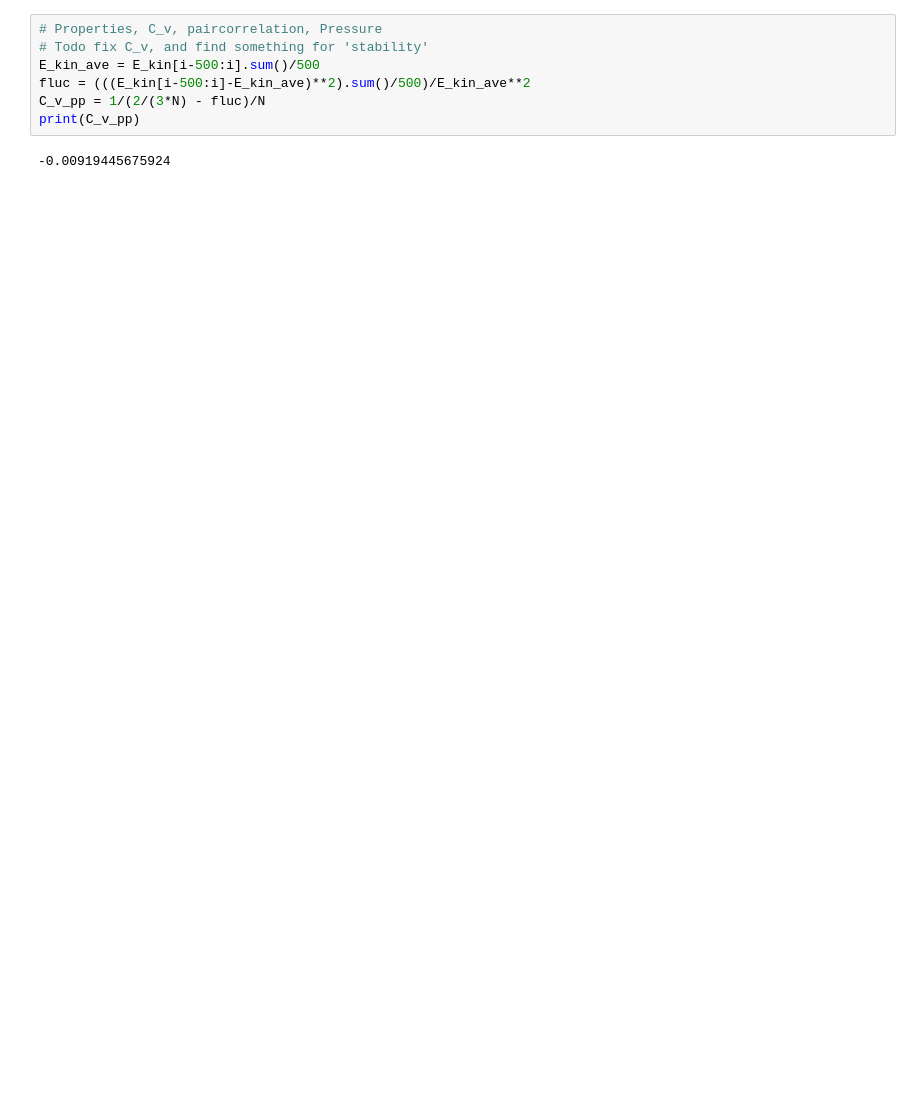
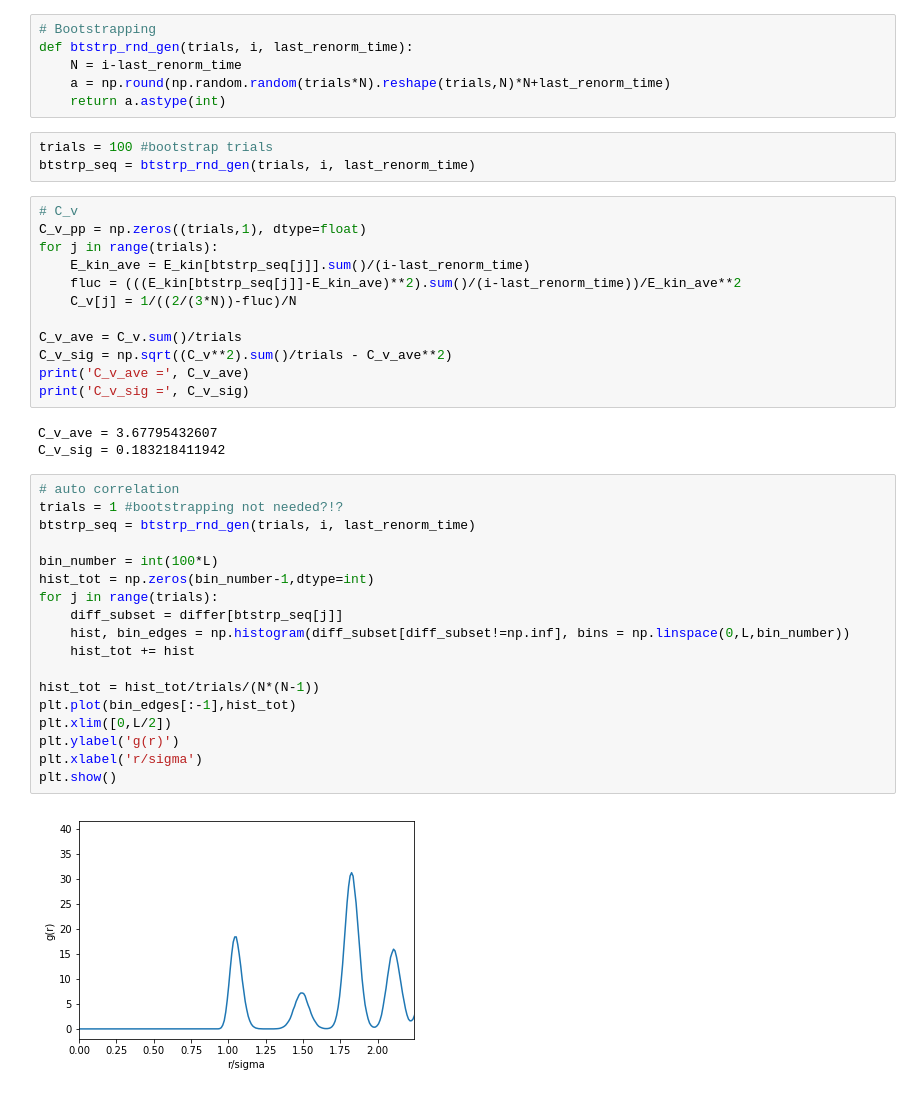
Before and after one commit to VHeusinkveld/Argon_Atom_Simulation-CP1, a Jupyter notebook: main_file.ipynb, the cells around one changed output. Saved outputs shown, nothing was run; the diff lists cells and outputs as text; blank space fills up the shorter version.

Commit message:
Improved renomalization efficiency, added bootstrapping, added paircorrelation function and specific heat.

```diff
--- a/main_file.ipynb
+++ b/main_file.ipynb
@@ -303,12 +317,47 @@ Time: 1.477048397064209 s
-# %%
-# Properties, C_v, paircorrelation, Pressure
-# Todo fix C_v, and find something for 'stability'
-E_kin_ave = E_kin[i-500:i].sum()/500
-fluc = (((E_kin[i-500:i]-E_kin_ave)**2).sum()/500)/E_kin_ave**2
-C_v_pp = 1/(2/(3*N) - fluc)/N
-print(C_v_pp)
-# %% [output]
--0.00919445675924
+# %%
+# Bootstrapping
+def btstrp_rnd_gen(trials, i, last_renorm_time):
+    N = i-last_renorm_time
+    a = np.round(np.random.random(trials*N).reshape(trials,N)*N+last_renorm_time)
+    return a.astype(int)
+# %%
+trials = 100 #bootstrap trials
+btstrp_seq = btstrp_rnd_gen(trials, i, last_renorm_time)
+# %%
+# C_v
+C_v_pp = np.zeros((trials,1), dtype=float)
+for j in range(trials):
+    E_kin_ave = E_kin[btstrp_seq[j]].sum()/(i-last_renorm_time)
+    fluc = (((E_kin[btstrp_seq[j]]-E_kin_ave)**2).sum()/(i-last_renorm_time))/E_kin_ave**2
+    C_v[j] = 1/((2/(3*N))-fluc)/N
+
+C_v_ave = C_v.sum()/trials
+C_v_sig = np.sqrt((C_v**2).sum()/trials - C_v_ave**2)
+print('C_v_ave =', C_v_ave)
+print('C_v_sig =', C_v_sig)
+# %% [output]
+C_v_ave = 3.67795432607
+C_v_sig = 0.183218411942
+# %%
+# auto correlation
+trials = 1 #bootstrapping not needed?!?
+btstrp_seq = btstrp_rnd_gen(trials, i, last_renorm_time)
+
+bin_number = int(100*L)
+hist_tot = np.zeros(bin_number-1,dtype=int)
+for j in range(trials):
+    diff_subset = differ[btstrp_seq[j]]
+    hist, bin_edges = np.histogram(diff_subset[diff_subset!=np.inf], bins = np.linspace(0,L,bin_number))
+    hist_tot += hist
+
+hist_tot = hist_tot/trials/(N*(N-1))
+plt.plot(bin_edges[:-1],hist_tot)
+plt.xlim([0,L/2])
+plt.ylabel('g(r)')
+plt.xlabel('r/sigma')
+plt.show()
+# %% [output]
+[figure, added]
 # %%
 # Plotting of energy and temperature
 
```
Also changed, not shown: parts of 5 cells of this notebook.
